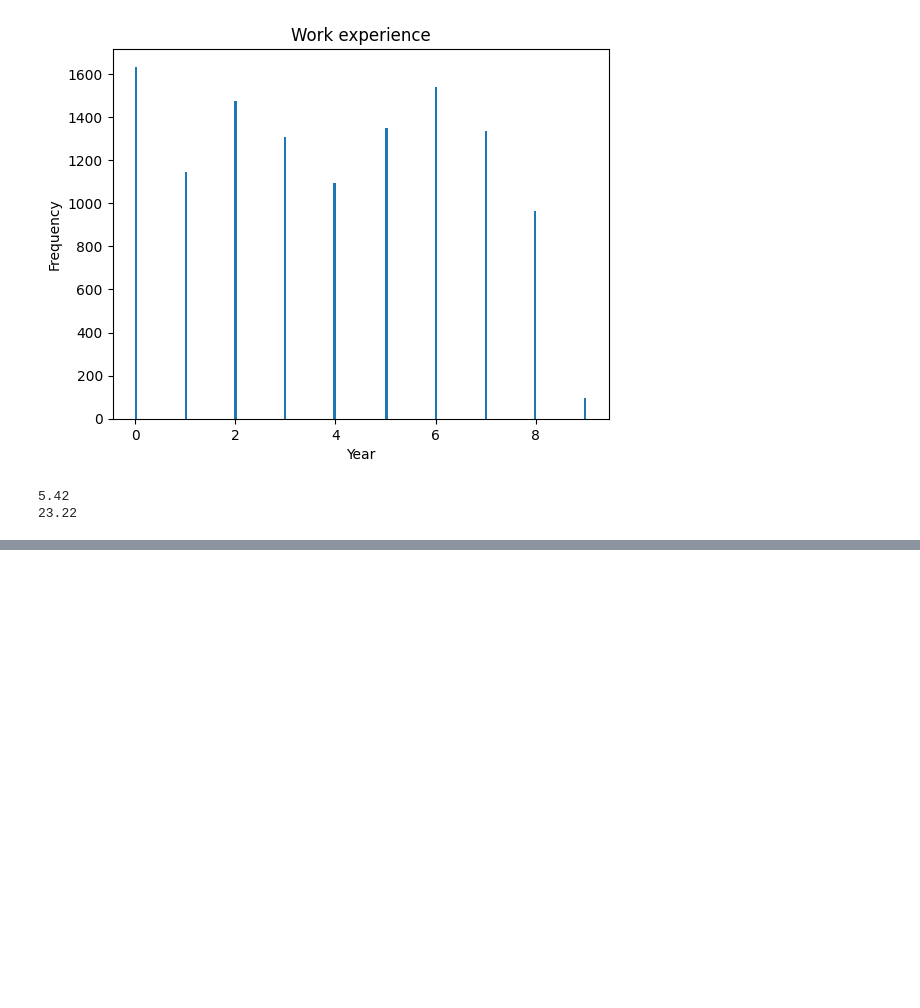
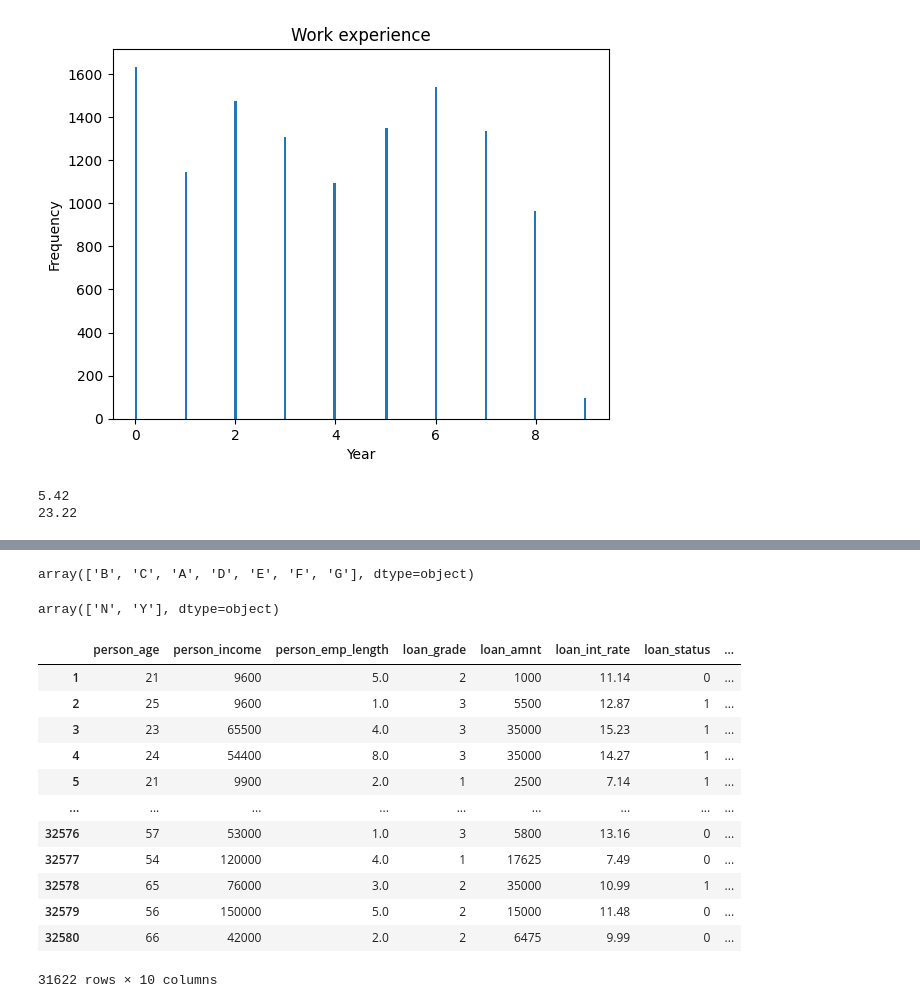
Before and after one commit to edrishakimi1/Credit-risk, a Jupyter notebook: Data_cleaning/data_cleaning.ipynb, the cells around one changed output, grey strips where cells are left out. Drawn from its saved outputs; the diff is of its cells as text; code cells hidden in the pictures; blank space fills up the shorter version.

```diff
--- a/Data_cleaning/data_cleaning.ipynb
+++ b/Data_cleaning/data_cleaning.ipynb
@@ -170,0 +169,48 @@ KeyError: "['person_home_ownership'] not found in axis"
+# %%
+df_filtered["loan_grade"].unique()
+# %% [output]
+array(['B', 'C', 'A', 'D', 'E', 'F', 'G'], dtype=object)
+# %%
+def grad(x):
+    if x== "A":
+        return 1
+    elif x=="B":
+        return 2
+    elif x=="C":
+        return 3
+    elif x=="D":
+        return 4
+    elif x=="E":
+        return 5
+    elif x=="F":
+        return 6
+    else:
+        return 7
+# %%
+df_filtered["loan_grade"]= df_filtered["loan_grade"].apply(grad)
+# %%
+df_filtered["cb_person_default_on_file"].unique()
+# %% [output]
+array(['N', 'Y'], dtype=object)
+# %%
+def status(x):
+    if x == "N":
+        return 0
+    elif x== "Y":
+        return 1
+df_filtered["cb_person_default_on_file"]= df_filtered["cb_person_default_on_file"].apply(status)
+df_filtered
+# %% [output]
+|  | person_age | person_income | person_emp_length | loan_grade | loan_amnt | loan_int_rate | loan_status | ... |
+| 1 | 21 | 9600 | 5.0 | 2 | 1000 | 11.14 | 0 | ... |
+| 2 | 25 | 9600 | 1.0 | 3 | 5500 | 12.87 | 1 | ... |
+| 3 | 23 | 65500 | 4.0 | 3 | 35000 | 15.23 | 1 | ... |
+| 4 | 24 | 54400 | 8.0 | 3 | 35000 | 14.27 | 1 | ... |
+| 5 | 21 | 9900 | 2.0 | 1 | 2500 | 7.14 | 1 | ... |
+| ... | ... | ... | ... | ... | ... | ... | ... | ... |
+| 32576 | 57 | 53000 | 1.0 | 3 | 5800 | 13.16 | 0 | ... |
+| 32577 | 54 | 120000 | 4.0 | 1 | 17625 | 7.49 | 0 | ... |
+| 32578 | 65 | 76000 | 3.0 | 2 | 35000 | 10.99 | 1 | ... |
+| 32579 | 56 | 150000 | 5.0 | 2 | 15000 | 11.48 | 0 | ... |
+| 32580 | 66 | 42000 | 2.0 | 2 | 6475 | 9.99 | 0 | ... |
+31622 rows × 10 columns
```
Also changed, not shown: parts of 3 cells of this notebook, 1 other file.
